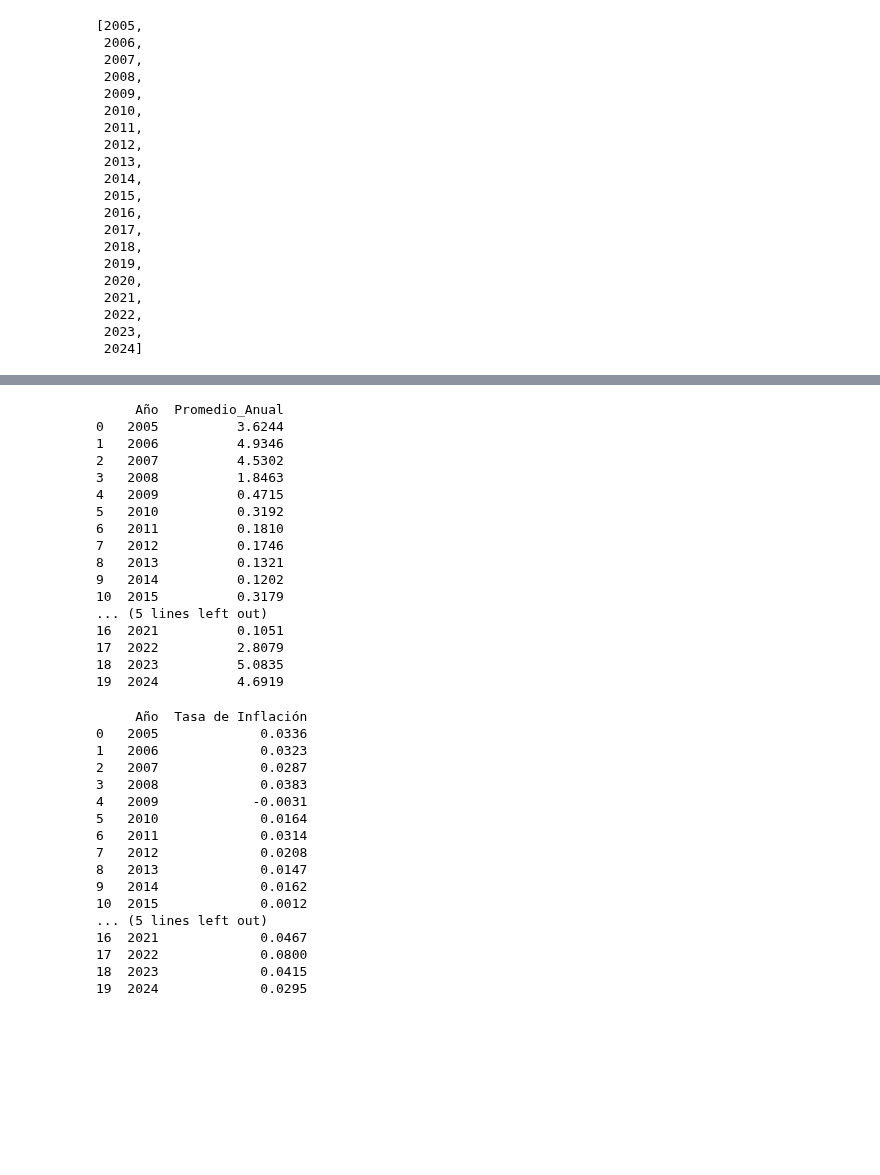
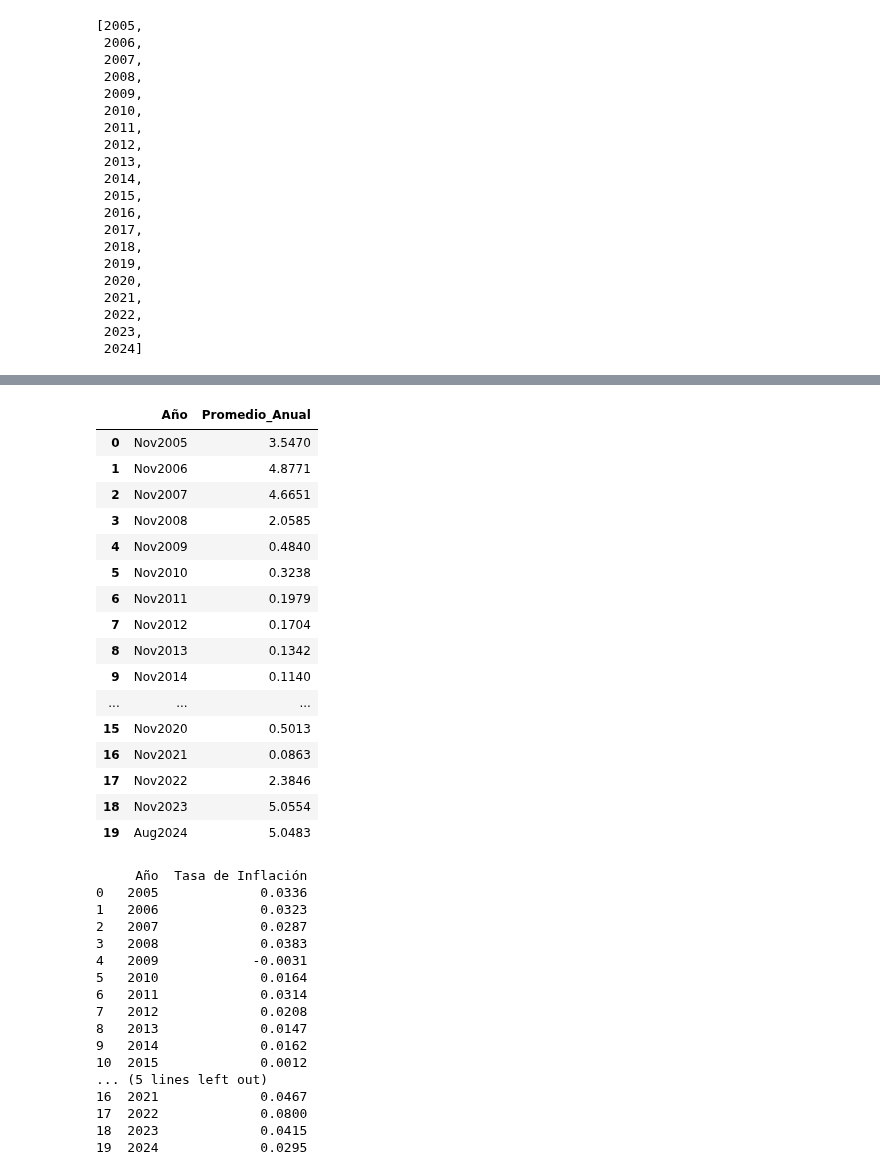
Before and after one commit to Marco23rubio/Stocks, a Jupyter notebook: Valuaciones_4_USA.ipynb, the cells around one changed output, grey strips where cells are left out. Drawn from its saved outputs; the diff is of its cells as text; code cells hidden in the pictures; blank space fills up the shorter version.

```diff
--- a/Valuaciones_4_USA.ipynb
+++ b/Valuaciones_4_USA.ipynb
@@ -128,37 +183,58 @@ for año in last_20_years:
 # %%
 
 data_bonos = pd.read_csv(archivo_market_bonos + '.csv' , header=0)
 
 data_bonos['observation_date'] = pd.to_datetime(data_bonos['observation_date'], format='%Y-%m-%d')
 data_bonos = data_bonos.rename(columns={data_bonos.columns[1]: 'DGS1'})
 
 data_bonos = data_bonos[data_bonos['observation_date'].dt.year.isin(last_20_years)]
 
-promedio_bonos = (
-    data_bonos
-    .groupby(data_bonos['observation_date'].dt.year)['DGS1']
-    .mean()
-    .reset_index()
-    .rename(columns={'observation_date': 'Año', 'DGS1': 'Promedio_Anual'})
-)
-promedio_bonos['Promedio_Anual'] = promedio_bonos['Promedio_Anual'].round(4)
-print(promedio_bonos)
+# promedio_bonos = (
+#     data_bonos
+#     .groupby(data_bonos['observation_date'].dt.year)['DGS1']
+#     .mean()
+#     .reset_index()
+#     .rename(columns={'observation_date': 'Año', 'DGS1': 'Promedio_Anual'})
+# )
+# promedio_bonos['Promedio_Anual'] = promedio_bonos['Promedio_Anual'].round(4)
+# print(promedio_bonos)
+
+data_bonos['observation_date'] = pd.to_datetime(data_bonos['observation_date'])
+
+resultados_bonos = []
+for mes_anio in valid_headers:
+    fecha_ref    = pd.to_datetime(mes_anio, format="%b%Y") + pd.offsets.MonthEnd(0)
+    fecha_inicio = fecha_ref - relativedelta(years=1)
+
+    mask   = (data_bonos['observation_date'] > fecha_inicio) & (data_bonos['observation_date'] <= fecha_ref)
+    subset = data_bonos.loc[mask, 'DGS1']
+
+    if subset.empty:
+        continue
+
+    resultados_bonos.append({
+        "Año"             : mes_anio,
+        "Promedio_Anual"  : round(subset.mean(), 4)
+    })
+
+promedio_bonos = pd.DataFrame(resultados_bonos)
+promedio_bonos
 # %% [output]
-     Año  Promedio_Anual
-0   2005          3.6244
-1   2006          4.9346
-2   2007          4.5302
-3   2008          1.8463
-4   2009          0.4715
-5   2010          0.3192
-6   2011          0.1810
-7   2012          0.1746
-8   2013          0.1321
-9   2014          0.1202
-10  2015          0.3179
-... (5 lines left out)
-16  2021          0.1051
-17  2022          2.8079
-18  2023          5.0835
-19  2024          4.6919
+|  | Año | Promedio_Anual |
+| 0 | Nov2005 | 3.5470 |
+| 1 | Nov2006 | 4.8771 |
+| 2 | Nov2007 | 4.6651 |
+| 3 | Nov2008 | 2.0585 |
+| 4 | Nov2009 | 0.4840 |
+| 5 | Nov2010 | 0.3238 |
+| 6 | Nov2011 | 0.1979 |
+| 7 | Nov2012 | 0.1704 |
+| 8 | Nov2013 | 0.1342 |
+| 9 | Nov2014 | 0.1140 |
+| ... | ... | ... |
+| 15 | Nov2020 | 0.5013 |
+| 16 | Nov2021 | 0.0863 |
+| 17 | Nov2022 | 2.3846 |
+| 18 | Nov2023 | 5.0554 |
+| 19 | Aug2024 | 5.0483 |
 # %%
```
Also changed, not shown: parts of 28 cells of this notebook.
